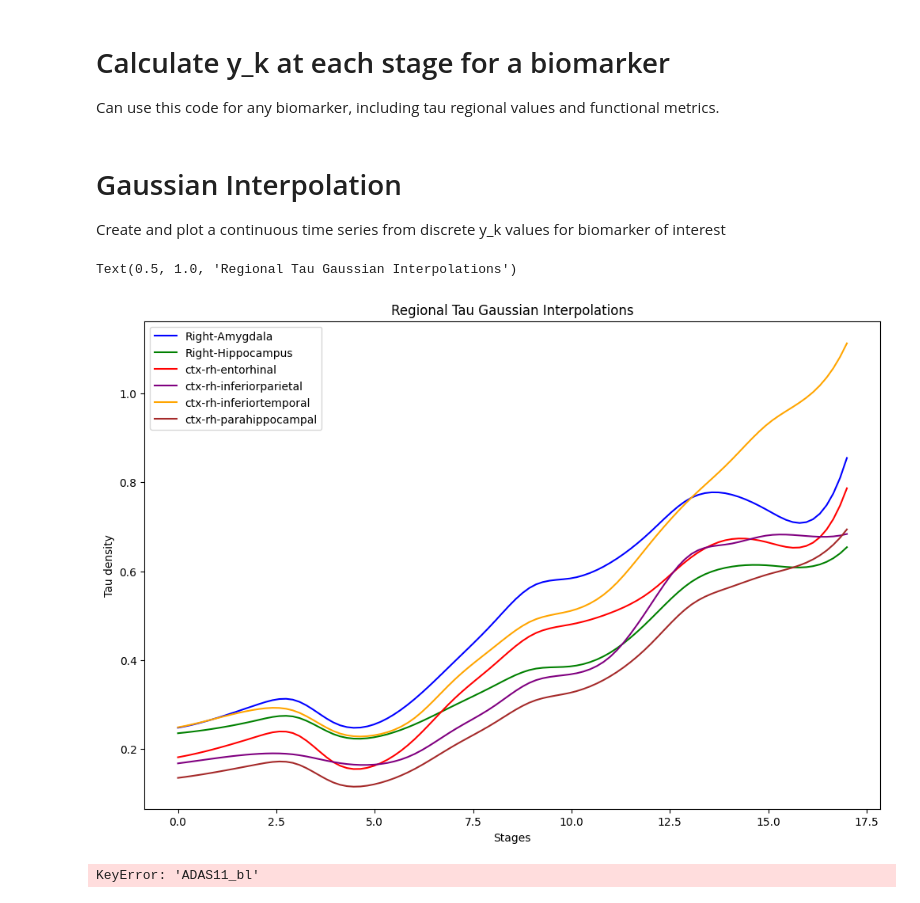
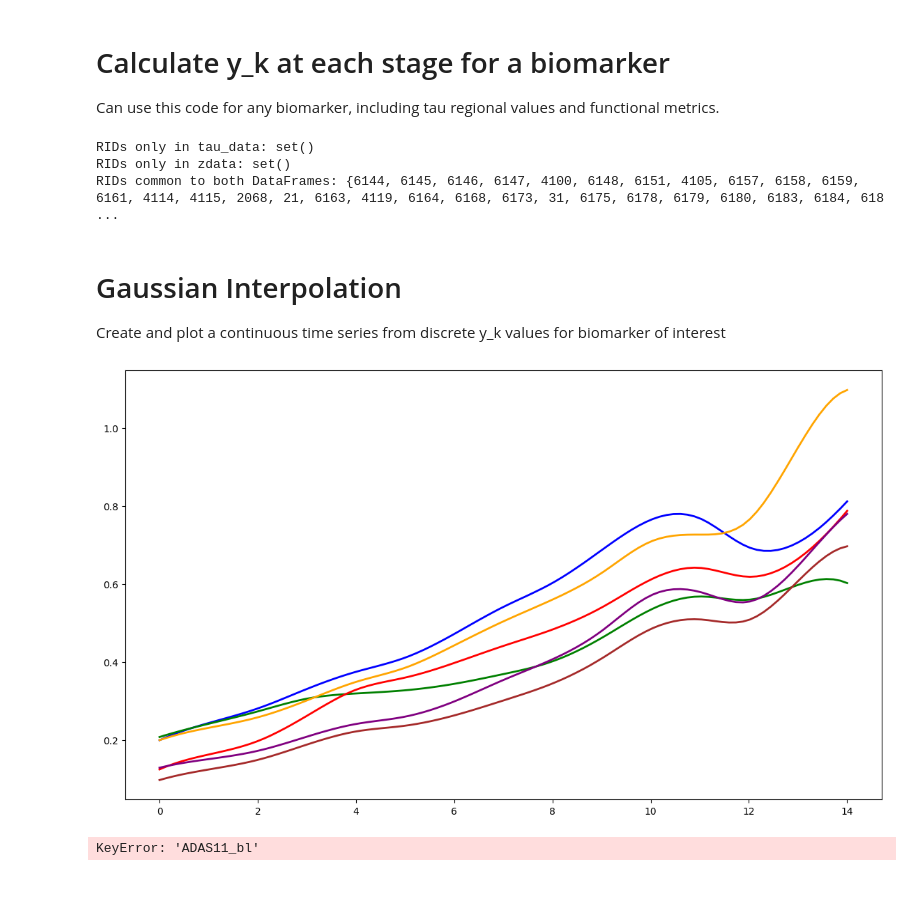
Before and after one commit to Raj-Lab-UCSF/SuStaIn, a Jupyter notebook: notebooks/Processing model output.ipynb, the cells around one changed output. Saved outputs shown, nothing was run; the diff lists cells and outputs as text; code cells hidden in the pictures.

```diff
--- a/notebooks/Processing model output.ipynb
+++ b/notebooks/Processing model output.ipynb
@@ -73,9 +198,0 @@ plt.ylim(0, 65)
-# %%
-beta0_tmax = filtered_beta0_withstage['Tmax'].tolist()
-def find_mean(numbers):
-    if not numbers:
-        return 0  # Handle case when the list is empty
-    return np.mean(numbers)
-
-mean = find_mean(beta0_tmax)
-print(f"The mean is: {mean}")
@@ -232,7 +304,7 @@ else:  # If multiple subtypes
 # Trajectory plots for each biomarker
 # %%
 # store our biomarker labels as a variable
-biomarkers = zdata.columns[[4,5,7,11,12,21]]
+biomarkers = zdata.columns[[5,6,8,12,13]]
 print(biomarkers)
 # %% [output]
 Index(['ADAS11_bl', 'Average_hippo', 'ctx_entorhinal_tau', 'Hippocampus_tau',
@@ -316,7 +401,7 @@ else: # If multiple subtypes
 Can use this code for any biomarker, including tau regional values and functional metrics.
 # %%
 # Load data for biomarker of interest (in this case tau densities)
-tau_data = pandas.read_csv('Cog_Tau_V1.csv')
+tau_data = pandas.read_csv('../data/ADNI3/Cog_Tau_V1.csv')
 
 #Housekeeping
 tau_data = tau_data.drop(['Unnamed: 0'], axis=1)
@@ -325,9 +410,11 @@ tau_data = tau_data.rename(columns ={'merge_RID' : 'RID'})
 # Delete RIDs with NaN values in any column (only run for 'Cog_Tau_V1.csv') and redundant RIDS if cross-sectional
 #indices_to_drop = [97,105, 238, 250, 388, 400, 439, 454, 734, 778]
 #tau_data = tau_data.drop(indices_to_drop, axis=0)
+value_to_drop = [4513, 6038, 6505, 6598, 6601, 6509]
+tau_data = tau_data[~tau_data['RID'].isin(value_to_drop)]
 tau_data = tau_data.drop_duplicates(subset='RID', keep='first')
 
-# Delete subjects with stages to exclude
+# Delete subjects with stages to exclude or diagnoses to exclude
 tau_data = tau_data[tau_data['RID'].isin(reduced_RIDs)]
 
 # Find the average of the right and left cerebellum
@@ -340,6 +427,29 @@ tau_data = tau_data.drop(columns=['Average_Cerebellum', 'MMSE_bl', 'ADAS11_bl',
 
 # Reset index for tau
 tau_data.reset_index(drop=True, inplace=True)
+# %%
+# Check the same RIDs exist in tau data and zdata
+
+rid_tau = set(tau_data['RID'])
+rid_z = set(zdata['RID'])
+
+# Find RIDs in df1 but not in df2
+only_in_tau = rid_tau - rid_z
+
+# Find RIDs in df2 but not in df1
+only_in_z = rid_z - rid_tau
+
+# Find RIDs common to both DataFrames
+common_rids = rid_tau.intersection(rid_z)
+
+# Print results
+print("RIDs only in tau_data:", only_in_tau)
+print("RIDs only in zdata:", only_in_z)
+print("RIDs common to both DataFrames:", common_rids)
+# %% [output]
+RIDs only in tau_data: set()
+RIDs only in zdata: set()
+RIDs common to both DataFrames: {6144, 6145, 6146, 6147, 4100, 6148, 6151, 4105, 6157, 6158, 6159, 6161, 4114, 4115, 2068, 21, 6163, 4119, 6164, 6168, 6173, 31, 6175, 6178, 6179, 6180, 6183, 6184, 618 ...
 # %% [markdown]
 # Gaussian Interpolation
 Create and plot a continuous time series from discrete y_k values for biomarker of interest
@@ -347,7 +457,7 @@ Create and plot a continuous time series from discrete y_k values for biomarker
 # Create a data frame for the stage probability distributions for each subject from pickle file
 prob_stage = pandas.DataFrame(pk['prob_stage'])
 ml_stage = pandas.DataFrame(pk['ml_stage'])
-prob_stage = pandas.concat([ml_stage, prob_stage,], axis=1)
+prob_stage = pandas.concat([ml_stage, prob_stage], axis=1)
 
 # Delete subjects in stages to exclude
 prob_stage = prob_stage[~prob_stage.iloc[:, 0].isin(stages_to_remove)]
@@ -358,11 +468,10 @@ stage_count = prob_stage.shape[1]
 
 # Define biomarkers of interest
 biomarkers_of_interest = [
-    'Right-Amygdala', 'Right-Hippocampus', 'ctx-rh-entorhinal', 'ctx-rh-inferiorparietal', 'ctx-rh-inferiortemporal', 'ctx-rh-parahippocampal'
-]
+    'Right-Amygdala', 'Right-Hippocampus', 'ctx-rh-entorhinal', 'ctx-rh-inferiorparietal', 'ctx-rh-inferiortemporal', 'ctx-rh-parahippocampal']
 
 # Set up the plot
-plt.figure(figsize=(12, 8))
+plt.figure(figsize=(14, 8))
 colors = ['blue', 'green', 'red', 'purple', 'orange', 'brown']  # Define different colors for each biomarker
 
 for biomarker, color in zip(biomarkers_of_interest, colors):
@@ -396,41 +505,45 @@ for biomarker, color in zip(biomarkers_of_interest, colors):
 
         variance = variance / len(biomarker_data)  # Normalize
         variance = math.sqrt(variance)  # Take the square root
 
         variance_values.append(variance)  # Save variance to list for stage k
 
     x = np.linspace(0, stage_count - 1, stage_count)
     y = biomarker_values
     variance = variance_values
 
     # Perform interpolation
     f = interp1d(x, y, kind='cubic')
 
     # New x values for which we want to interpolate
     xnew = np.linspace(0, stage_count - 1, 100)
 
     # Interpolate y values for the new x values
     ynew = f(xnew)
 
     # Create a shaded area for the error
     #upper = y + np.sqrt(variance)
     #lower = y - np.sqrt(variance)
 
     # Plotting
     #plt.fill_between(x, lower, upper, color=color, alpha=0.2)
-    plt.plot(xnew, ynew, '-', color=color, label=biomarker)
+    plt.plot(xnew, ynew, '-', color=color, label=biomarker, linewidth=2)
 
 # Add legend, labels, and title
-plt.legend()
-plt.xlabel('Stages')
-plt.ylabel('Tau density')
-plt.title('Regional Tau Gaussian Interpolations')
+#plt.legend()
+#plt.xlabel('Stages')
+#plt.ylabel('Tau density')
+#plt.title('Regional Tau Gaussian Interpolations')
 #plt.ylim(bottom=0, top=5)
 
-# Display the plot
+# Remove x and y axis labels
+# ax = plt.gca()
+# ax.set_xticklabels([])  # Hide x-axis tick labels but keep the tick marks
+# ax.set_yticklabels([])  # Hide y-axis tick labels but keep the tick marks
+# ax.set_xlabel('')  # Removing x-axis label if there is one
+# ax.set_ylabel('')  # Removing y-axis label if there is one
 # %% [output]
-Text(0.5, 1.0, 'Regional Tau Gaussian Interpolations')
-[figure, old version]
+[figure, new version]
 # %%
 # Alternate probability heatmap for cognitive score order with overlay
 
```
Also changed, not shown: parts of 24 cells of this notebook.
